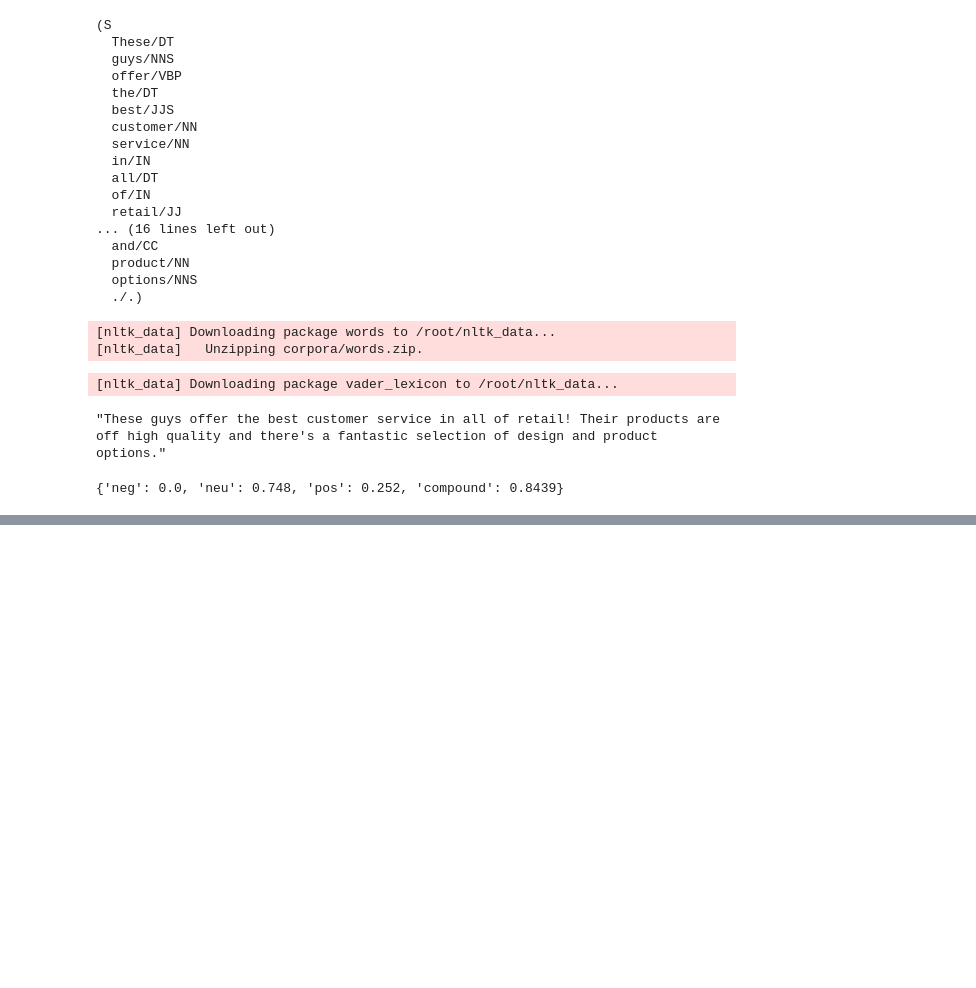
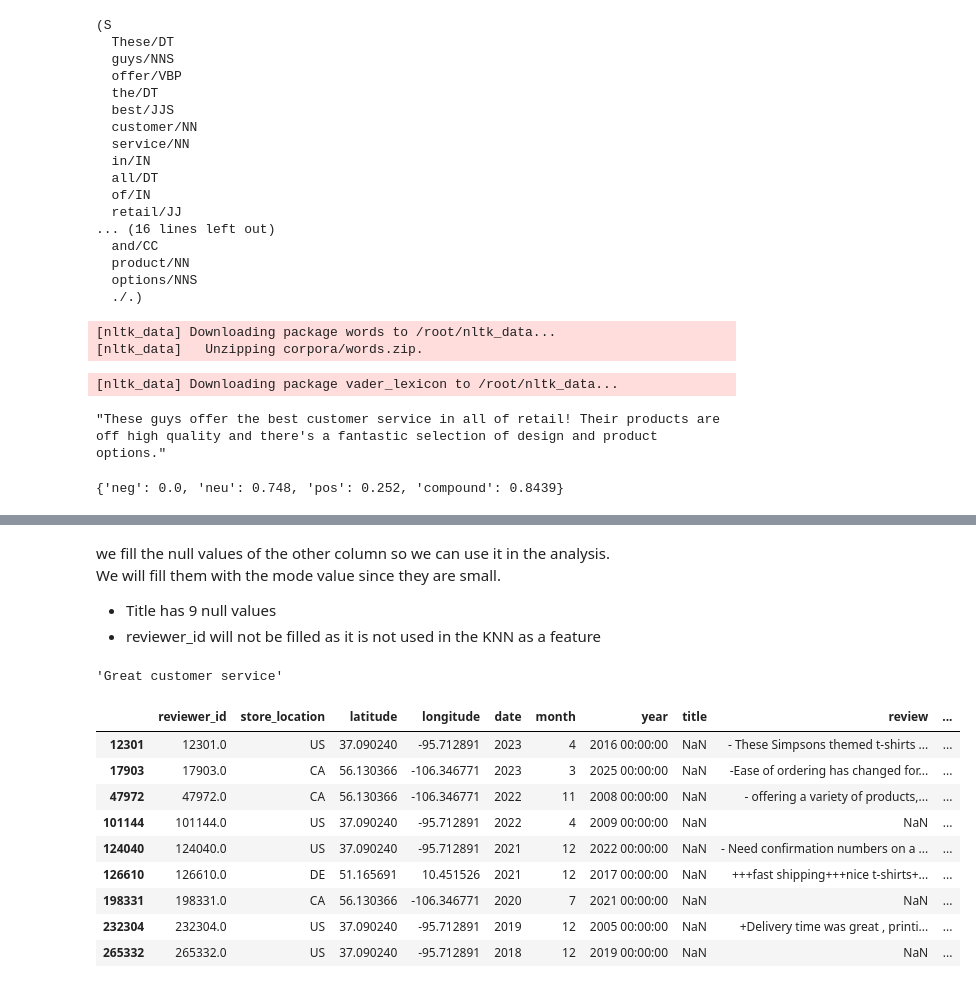
Before and after one commit to mohammedradman1/DSE_Term_Project, a Jupyter notebook: DSE_Term_Project_.ipynb, the cells around one changed output, grey strips where cells are left out. Saved outputs shown, nothing was run; the diff lists cells and outputs as text; code cells hidden in the pictures; blank space fills up the shorter version.

Commit message:
Created using Colaboratory - Filling null values with mode values for each rate category

```diff
--- a/DSE_Term_Project_.ipynb
+++ b/DSE_Term_Project_.ipynb
@@ -224,0 +320,25 @@ sia.polarity_scores(example)
+# %% [markdown]
+we fill the null values of the other column so we can use it in the analysis. <br>
+We will fill them with the mode value since they are small.
+
+*   Title has 9 null values
+*   reviewer_id will not be filled as it is not used in the KNN as a feature
+# %%
+# the mode value of the title
+df['title'].mode()[0]
+# %% [output]
+'Great customer service'
+# %%
+# the title null value rows
+df[ df['title'].isnull() ]
+# %% [output]
+|  | reviewer_id | store_location | latitude | longitude | date | month | year | title | review | ... |
+| 12301 | 12301.0 | US | 37.090240 | -95.712891 | 2023 | 4 | 2016 00:00:00 | NaN | - These Simpsons themed t-shirts ... | ... |
+| 17903 | 17903.0 | CA | 56.130366 | -106.346771 | 2023 | 3 | 2025 00:00:00 | NaN | -Ease of ordering has changed for... | ... |
+| 47972 | 47972.0 | CA | 56.130366 | -106.346771 | 2022 | 11 | 2008 00:00:00 | NaN | - offering a variety of products,... | ... |
+| 101144 | 101144.0 | US | 37.090240 | -95.712891 | 2022 | 4 | 2009 00:00:00 | NaN | NaN | ... |
+| 124040 | 124040.0 | US | 37.090240 | -95.712891 | 2021 | 12 | 2022 00:00:00 | NaN | - Need confirmation numbers on a ... | ... |
+| 126610 | 126610.0 | DE | 51.165691 | 10.451526 | 2021 | 12 | 2017 00:00:00 | NaN | +++fast shipping+++nice t-shirts+... | ... |
+| 198331 | 198331.0 | CA | 56.130366 | -106.346771 | 2020 | 7 | 2021 00:00:00 | NaN | NaN | ... |
+| 232304 | 232304.0 | US | 37.090240 | -95.712891 | 2019 | 12 | 2005 00:00:00 | NaN | +Delivery time was great , printi... | ... |
+| 265332 | 265332.0 | US | 37.090240 | -95.712891 | 2018 | 12 | 2019 00:00:00 | NaN | NaN | ... |
```
Also changed, not shown: parts of 18 cells of this notebook.
